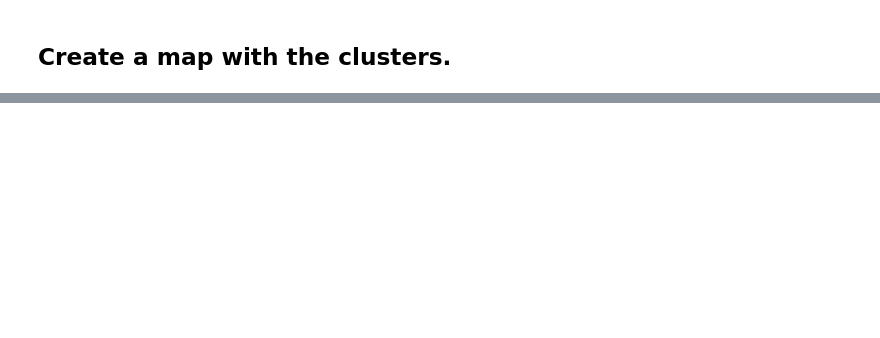
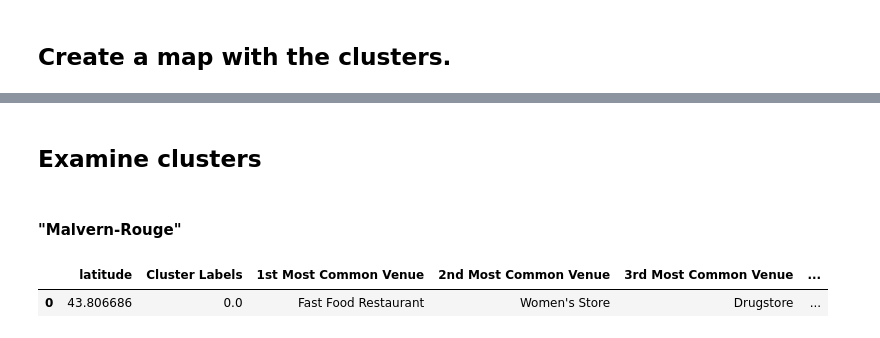
Before and after one commit to schonborn/capstone, a Jupyter notebook: Capstone - Week 3 - Final.ipynb, the cells around one changed output, grey strips where cells are left out. Saved outputs shown, nothing was run; the diff lists cells and outputs as text; code cells hidden in the pictures; blank space fills up the shorter version.

```diff
--- a/Capstone - Week 3 - Final.ipynb
+++ b/Capstone - Week 3 - Final.ipynb
@@ -274,0 +359,9 @@ map_clusters
+# %% [markdown]
+<h2>Examine clusters</h2>
+# %% [markdown]
+<h4>"Malvern-Rouge"</h4>
+# %%
+toronto_merged.loc[toronto_merged['Cluster Labels'] == 0, toronto_merged.columns[[1] + list(range(5, toronto_merged.shape[1]))]]
+# %% [output]
+|  | latitude | Cluster Labels | 1st Most Common Venue | 2nd Most Common Venue | 3rd Most Common Venue | ... |
+| 0 | 43.806686 | 0.0 | Fast Food Restaurant | Women's Store | Drugstore | ... |
```
Also changed, not shown: parts of 20 cells of this notebook.
